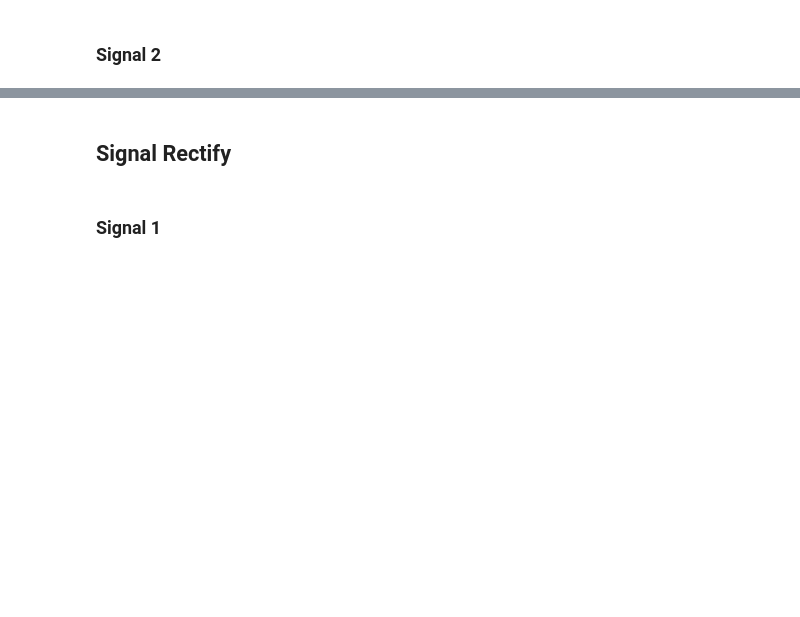
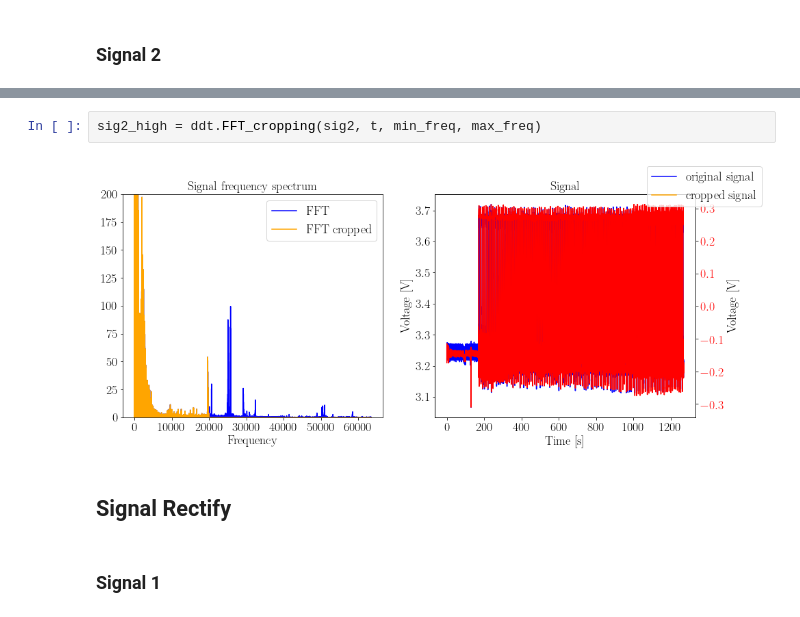
Before and after one commit to AlessandroLovo/T-junction, a Jupyter notebook: Software/Python/Dropsinator/Dropsinator_Rev2.6.ipynb, the cells around one changed output, grey strips where cells are left out. Drawn from its saved outputs; the diff is of its cells as text; blank space fills up the shorter version.

```diff
--- a/Software/Python/Dropsinator/Dropsinator_Rev2.6.ipynb
+++ b/Software/Python/Dropsinator/Dropsinator_Rev2.6.ipynb
@@ -139,3 +94,7 @@ fig.legend(loc='center right')
+# %%
+sig2_high = ddt.FFT_cropping(sig2, t, min_freq, max_freq)
+# %% [output]
+[figure, added]
 # %% [markdown]
 ## Signal Rectify
 # %% [markdown]
```
Also changed, not shown: parts of 26 cells of this notebook, 1 other file.
